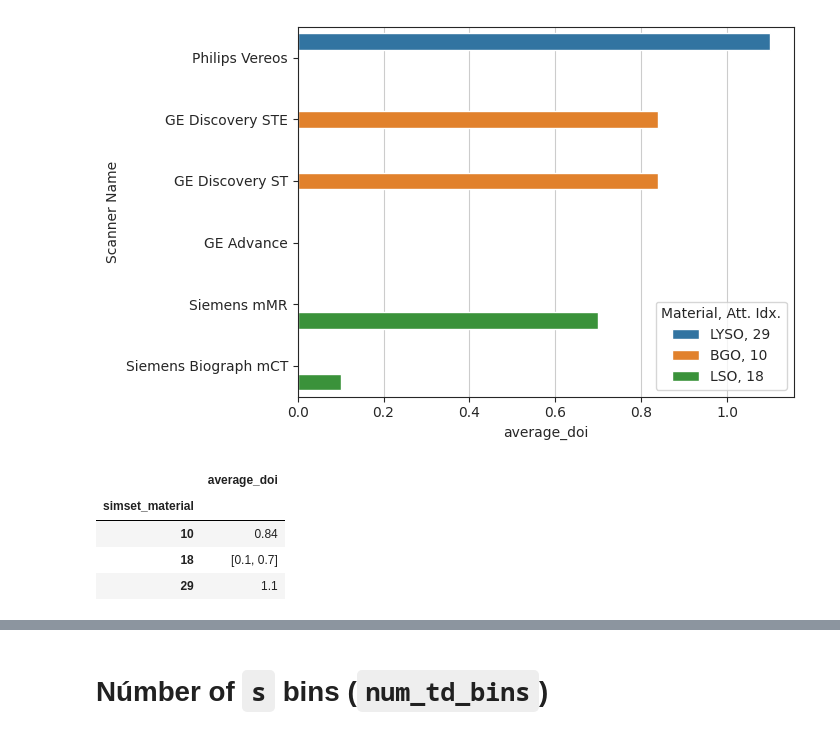
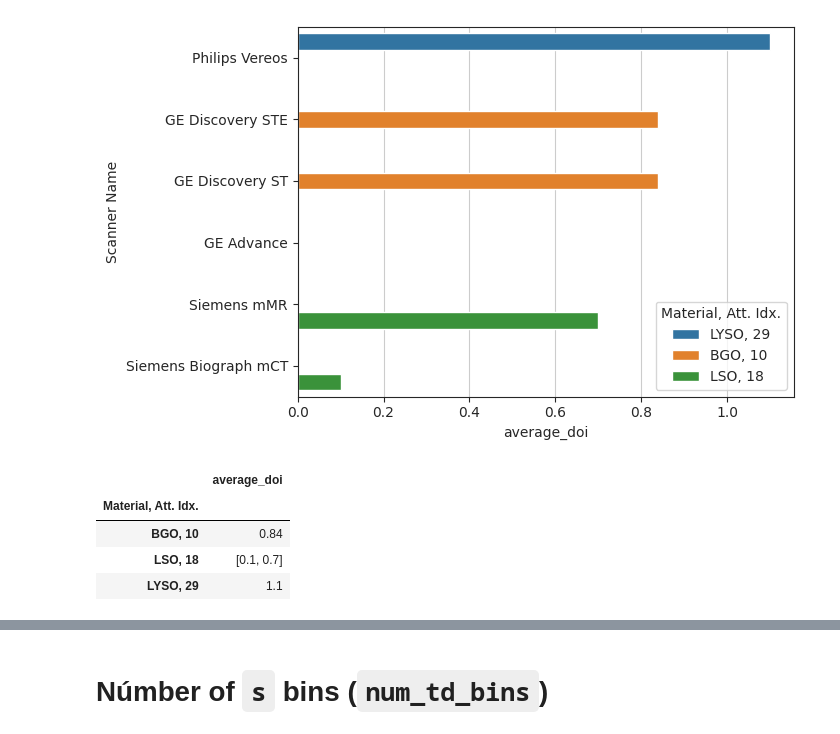
Before and after one commit to YerePhy/randfig, a Jupyter notebook: notebooks/1.0-jpm-params-eda.ipynb, the cells around one changed output, grey strips where cells are left out. Cells and saved outputs as stored; diff of their text form; code cells hidden in the pictures.

Commit message:
Excluding materials and adding more EDA for average_doi.

```diff
--- a/notebooks/1.0-jpm-params-eda.ipynb
+++ b/notebooks/1.0-jpm-params-eda.ipynb
@@ -61,13 +63,13 @@ df.dropna(subset="average_doi")\
 # %%
 averge_doi_material = df\
     .dropna(subset="average_doi")\
-    .groupby(["simset_material"])["average_doi"]\
+    .groupby(["Material, Att. Idx."])["average_doi"]\
     .agg(pd.Series.mode).to_frame()
 averge_doi_material
 # %% [output]
 |  | average_doi |
-| simset_material |  |
-| 10 | 0.84 |
-| 18 | [0.1, 0.7] |
-| 29 | 1.1 |
+| Material, Att. Idx. |  |
+| BGO, 10 | 0.84 |
+| LSO, 18 | [0.1, 0.7] |
+| LYSO, 29 | 1.1 |
 # %%
```
Also changed, not shown: parts of 5 cells of this notebook.
